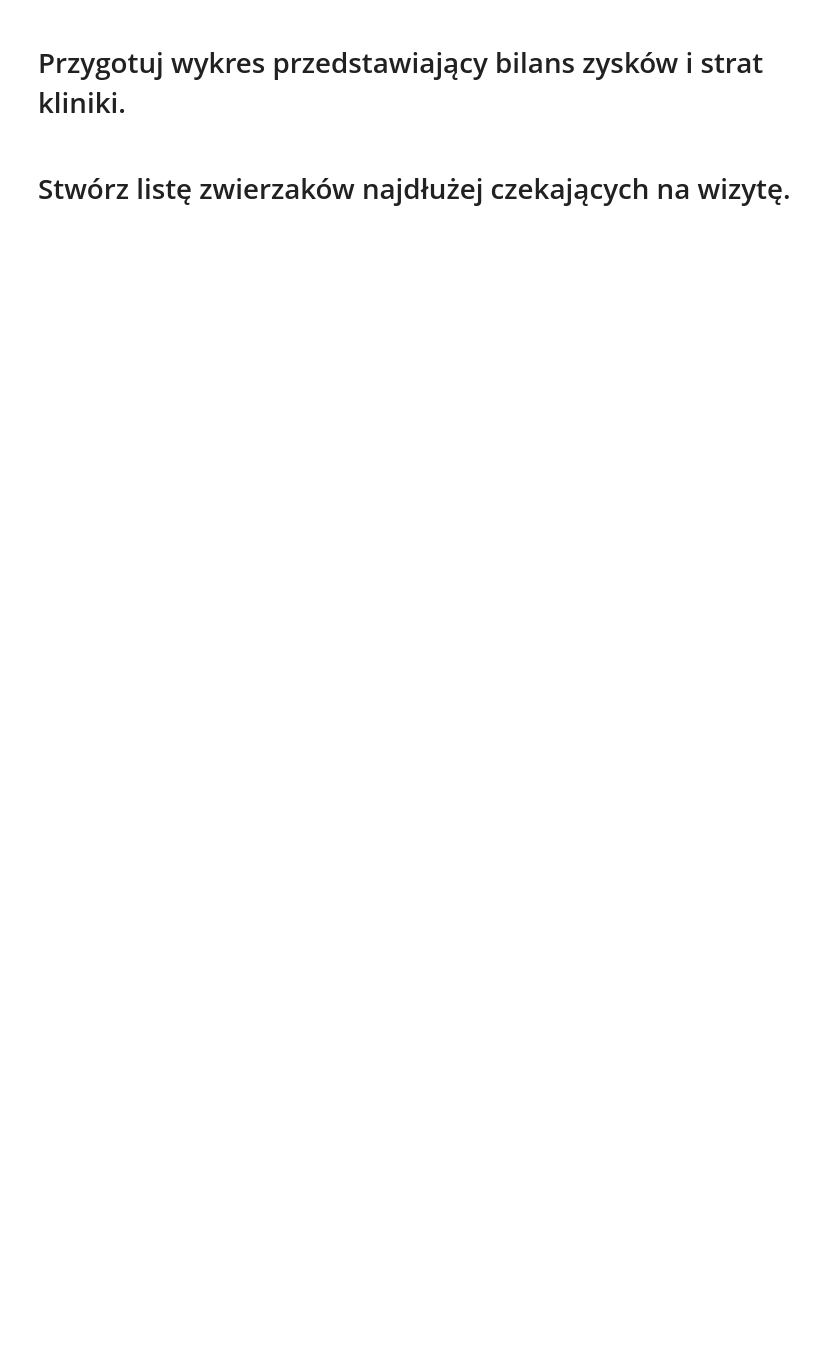
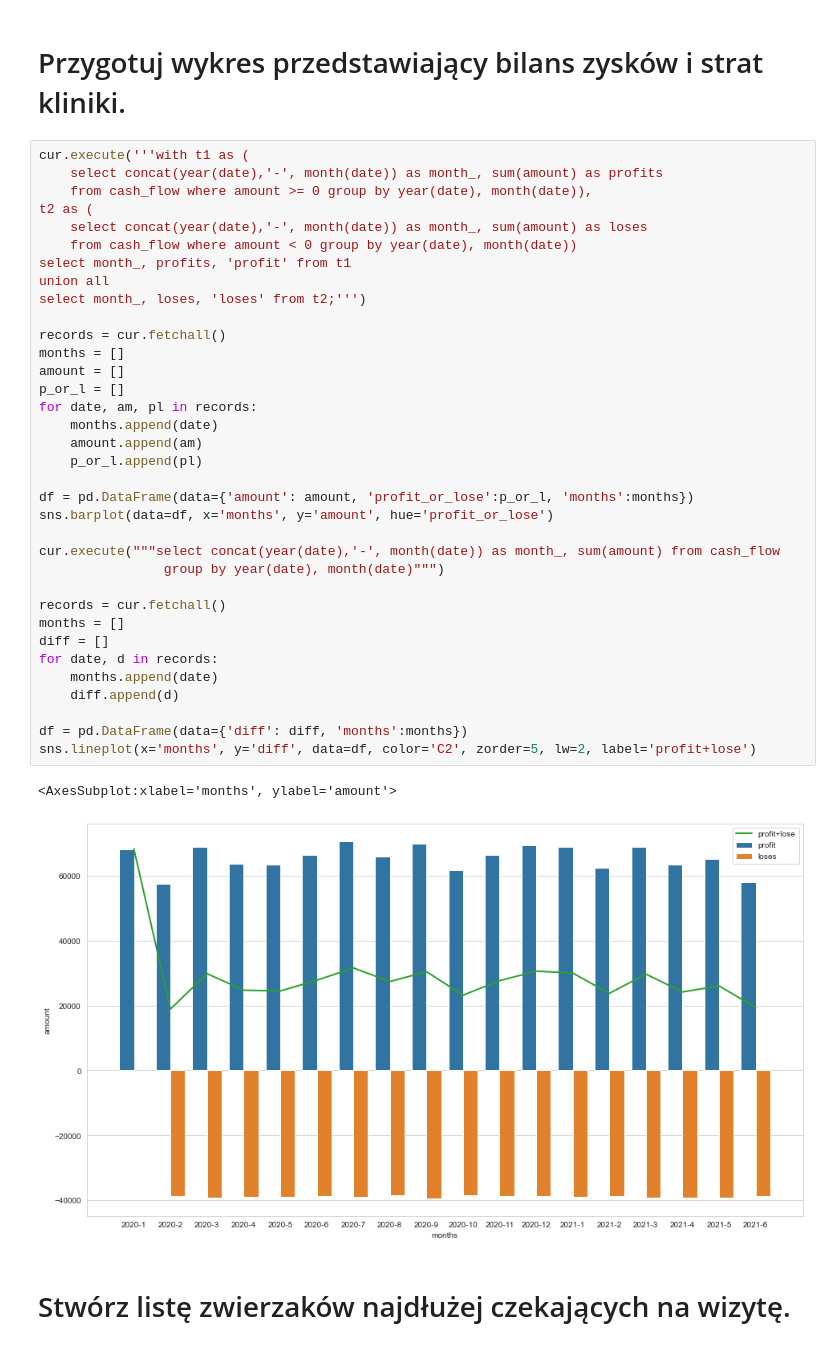
Before and after one commit to rogulforce/vet_clinic, a Jupyter notebook: final_code/analysis.ipynb, the cells around one changed output. Saved outputs shown, nothing was run; the diff lists cells and outputs as text; blank space fills up the shorter version.

```diff
--- a/final_code/analysis.ipynb
+++ b/final_code/analysis.ipynb
@@ -31,4 +34,42 @@ sns.scatterplot(data=df)
 # %% [markdown]
 # Przygotuj wykres przedstawiający bilans zysków i strat kliniki.
+# %%
+cur.execute('''with t1 as (
+    select concat(year(date),'-', month(date)) as month_, sum(amount) as profits
+    from cash_flow where amount >= 0 group by year(date), month(date)),
+t2 as (
+    select concat(year(date),'-', month(date)) as month_, sum(amount) as loses
+    from cash_flow where amount < 0 group by year(date), month(date))
+select month_, profits, 'profit' from t1
+union all
+select month_, loses, 'loses' from t2;''')
+
+records = cur.fetchall()
+months = []
+amount = []
+p_or_l = []
+for date, am, pl in records:
+    months.append(date)
+    amount.append(am)
+    p_or_l.append(pl)
+
+df = pd.DataFrame(data={'amount': amount, 'profit_or_lose':p_or_l, 'months':months})
+sns.barplot(data=df, x='months', y='amount', hue='profit_or_lose')
+
+cur.execute("""select concat(year(date),'-', month(date)) as month_, sum(amount) from cash_flow
+                group by year(date), month(date)""")
+
+records = cur.fetchall()
+months = []
+diff = []
+for date, d in records:
+    months.append(date)
+    diff.append(d)
+
+df = pd.DataFrame(data={'diff': diff, 'months':months})
+sns.lineplot(x='months', y='diff', data=df, color='C2', zorder=5, lw=2, label='profit+lose')
+# %% [output]
+<AxesSubplot:xlabel='months', ylabel='amount'>
+[figure, added]
 # %% [markdown]
 # Stwórz listę zwierzaków najdłużej czekających na wizytę.
```
Also changed, not shown: parts of 12 cells of this notebook, 2 other files.
